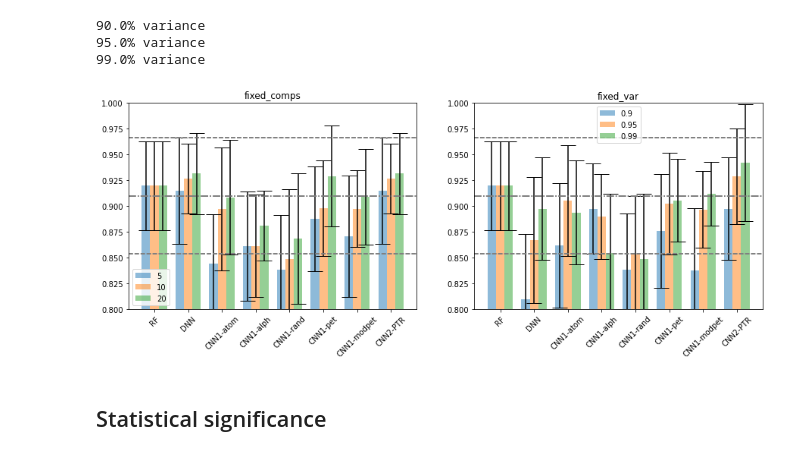
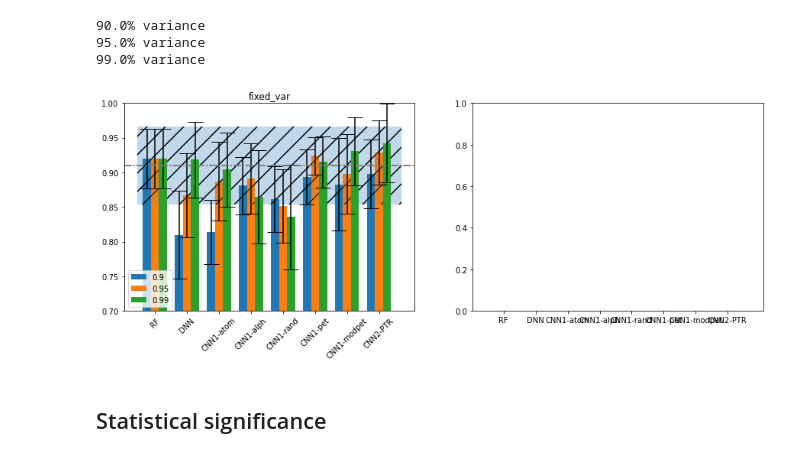
Before and after one commit to dovahkiin0022/representations, a Jupyter notebook: notebooks/1a_transfer_learning_phase.ipynb, the cells around one changed output. Cells and saved outputs as stored; diff of their text form; code cells hidden in the pictures.

```diff
--- a/notebooks/1a_transfer_learning_phase.ipynb
+++ b/notebooks/1a_transfer_learning_phase.ipynb
@@ -280,16 +258,19 @@ for v in var_dict.keys():
             pca = PCA(n_components=ind, whiten=True)
             features = pca.fit_transform(extracted)
         #dataX
-        model = RandomForestClassifier(random_state=0, n_jobs=-1)
-        kfold = StratifiedKFold(n_splits=10, random_state=0,shuffle=True).split(comps,y)
+
         score=[]
         fold_report = {}
         model_predictions = {}
-        for k, (train, test) in enumerate(kfold):
+        for i in fold_dict.keys():
+            model = RandomForestClassifier(random_state=0, n_jobs=-1)
+            i_tr, i_te = fold_dict[i]['train_inds'], fold_dict[i]['test_inds']
+            X_train, X_test = features[i_tr], features[i_te]
+            y_train, y_test = y[i_tr], y[i_te]
         #print('\n\n 5-fold cross-validation: No.'+str(k+1))
-            model.fit(features[train], y[train])
-            yte_pred= model.predict(features[test])
-            report = metrics.classification_report(y[test], yte_pred,output_dict=True)
+            model.fit(X_train, y_train)
+            yte_pred= model.predict(X_test)
+            report = metrics.classification_report(y_test, yte_pred,output_dict=True)
             fold_micro_avg = report['weighted avg'].values()
             score.append(fold_micro_avg)
         score = pd.DataFrame(score,columns=['Precision','Recall','F1 Score','Support'])
@@ -309,39 +290,43 @@ with open('results/phase_prediction_variance_pca.json','w') as fid:
     json.dump(var_result,fid)
 # %%
 to_dump_dict = {}
-to_dump_dict['fixed_comps'] = pred_dict
+#to_dump_dict['fixed_comps'] = pred_dict
 to_dump_dict['fixed_var'] = pred_dict_var
-with open('results/hea_phase_results.json','w') as fid:
-    json.dump(to_dump_dict,fid)
+#with open('results/hea_phase_results.json','w') as fid:
+#    json.dump(to_dump_dict,fid)
 # %%
+from matplotlib.patches import Rectangle
 fig,ax = plt.subplots(1,2,figsize=(15,5), sharex=True)
 keys = list(to_dump_dict.keys())
-
-for i in range(2):
+names = ['RF','DNN','CNN1-atom','CNN1-alph','CNN1-rand','CNN1-pet','CNN1-modpet','CNN2-PTR']
+for i in range(1):
         temp_dict = to_dump_dict[keys[i]]
         barWidth = 0.25
 
         for ind,k in enumerate(temp_dict.keys()):
+
             mean_scores = []
             std_scores = []
             spec_dict = temp_dict[k]
             for ind2,method in enumerate(spec_dict.keys()):
                 mean_scores.append(np.mean(spec_dict[method]))
                 std_scores.append(np.std(spec_dict[method]))
             x = np.arange(len(mean_scores))
+
             x_mod = ind*barWidth + x
-            ax[i].bar(x_mod, mean_scores, yerr = std_scores,align='center', alpha=0.5, ecolor='black',
+            ax[i].add_patch(Rectangle((0-baseline_std-barWidth, baseline-baseline_std), 8+barWidth, 2*baseline_std, hatch = '/', alpha = 0.1))
+            ax[i].bar(x_mod, mean_scores, yerr = std_scores,align='center', ecolor='black',
         capsize=10, width=barWidth, label = k)
 
-            ax[i].axhline(baseline - baseline_std, linestyle='dashed', c='grey')
+            #ax[i].axhline(baseline - baseline_std, linestyle='dashed', c='grey')
             ax[i].axhline(baseline, linestyle='-.', c='grey')
-            ax[i].axhline(baseline + baseline_std, linestyle='dashed', c='grey')
+            #ax[i].axhline(baseline + baseline_std, linestyle='dashed', c='grey')
             ax[i].set_xticks(np.arange(0.25,len(x)+0.25,1),labels = names, rotation=45)
             ax[i].set_title(keys[i])
-            ax[i].set_ylim(0.8,1)
+            ax[i].set_ylim(0.7,1)
             ax[i].legend()
 # %% [output]
-[figure, old version]
+[figure, new version]
 # %% [markdown]
 ## Statistical significance
 # %%
```
Also changed, not shown: parts of 5 cells of this notebook, 13 other files.
